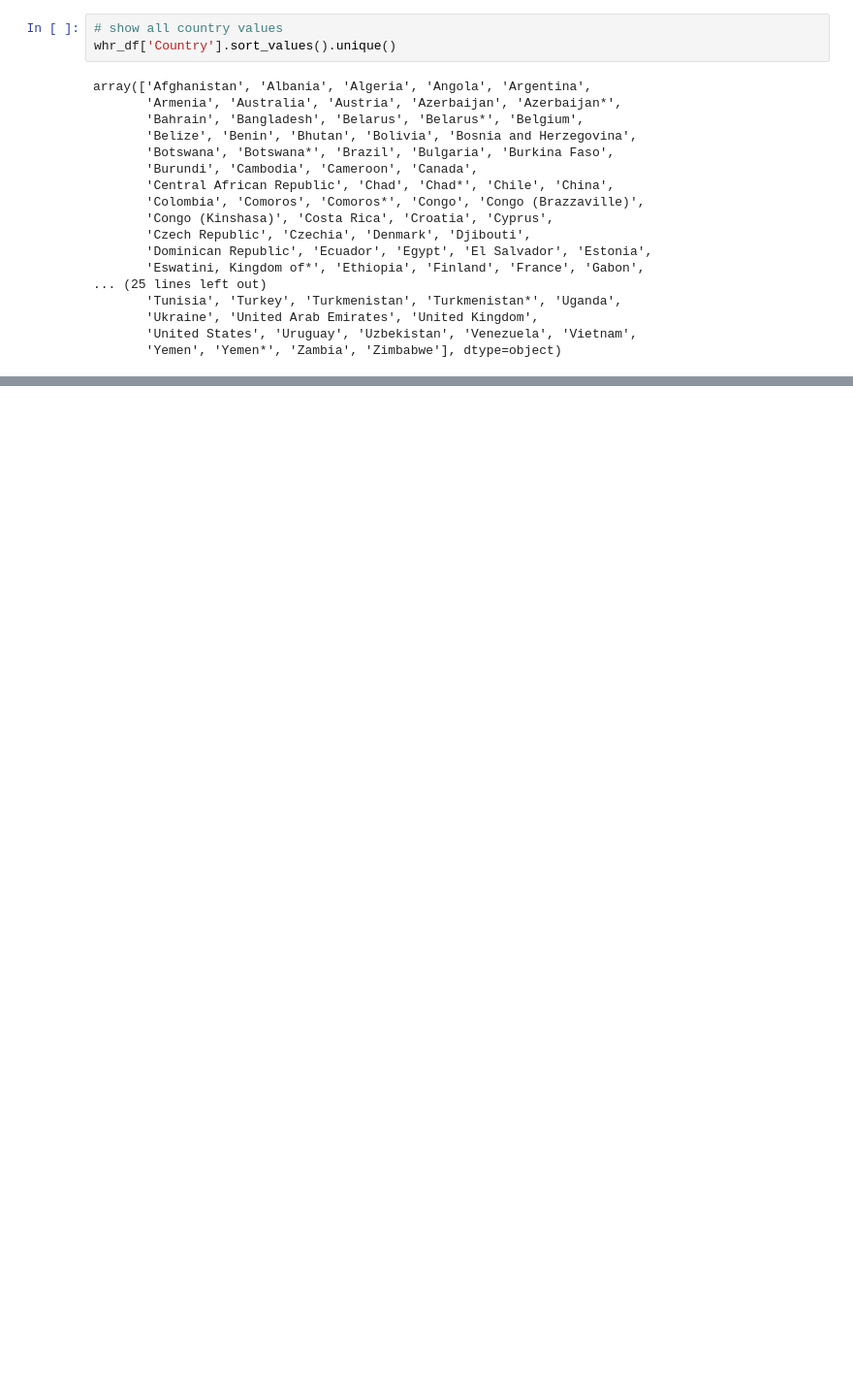
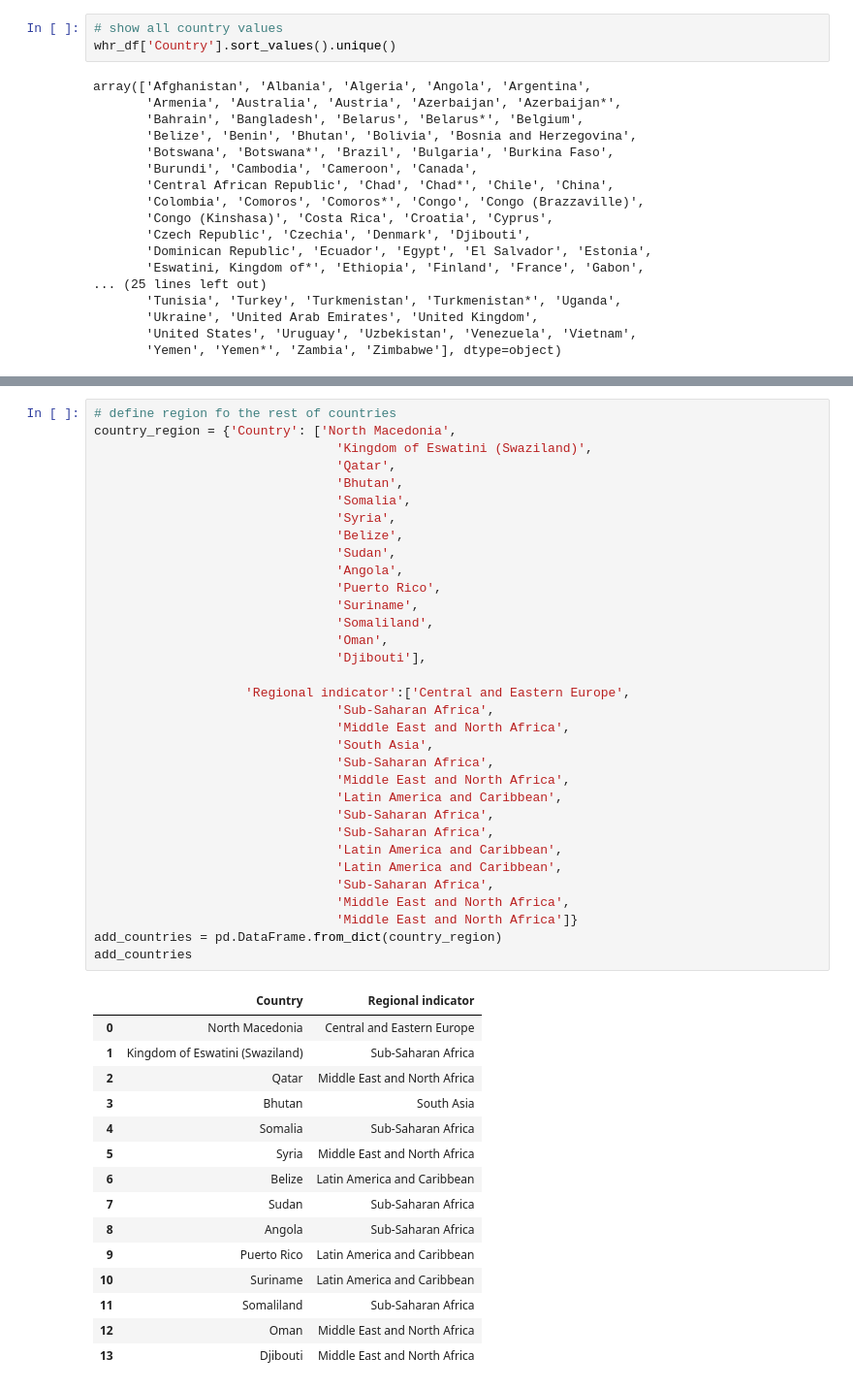
Before and after one commit to angkohtenko/World_Happiness_Report, a Jupyter notebook: Clean_data.ipynb, the cells around one changed output, grey strips where cells are left out. Shown: that part at 97% size. Saved outputs shown, nothing was run; the diff lists cells and outputs as text; blank space fills up the shorter version.

Commit message:
regions mapped

```diff
--- a/Clean_data.ipynb
+++ b/Clean_data.ipynb
@@ -713,0 +802,49 @@ Taiwan Province of China
+# %%
+# define region fo the rest of countries
+country_region = {'Country': ['North Macedonia',
+                                'Kingdom of Eswatini (Swaziland)',
+                                'Qatar',
+                                'Bhutan',
+                                'Somalia',
+                                'Syria',
+                                'Belize',
+                                'Sudan',
+                                'Angola',
+                                'Puerto Rico',
+                                'Suriname',
+                                'Somaliland',
+                                'Oman',
+                                'Djibouti'],
+
+                    'Regional indicator':['Central and Eastern Europe',
+                                'Sub-Saharan Africa',
+                                'Middle East and North Africa',
+                                'South Asia',
+                                'Sub-Saharan Africa',
+                                'Middle East and North Africa',
+                                'Latin America and Caribbean',
+                                'Sub-Saharan Africa',
+                                'Sub-Saharan Africa',
+                                'Latin America and Caribbean',
+                                'Latin America and Caribbean',
+                                'Sub-Saharan Africa',
+                                'Middle East and North Africa',
+                                'Middle East and North Africa']}
+add_countries = pd.DataFrame.from_dict(country_region)
+add_countries
+# %% [output]
+|  | Country | Regional indicator |
+| 0 | North Macedonia | Central and Eastern Europe |
+| 1 | Kingdom of Eswatini (Swaziland) | Sub-Saharan Africa |
+| 2 | Qatar | Middle East and North Africa |
+| 3 | Bhutan | South Asia |
+| 4 | Somalia | Sub-Saharan Africa |
+| 5 | Syria | Middle East and North Africa |
+| 6 | Belize | Latin America and Caribbean |
+| 7 | Sudan | Sub-Saharan Africa |
+| 8 | Angola | Sub-Saharan Africa |
+| 9 | Puerto Rico | Latin America and Caribbean |
+| 10 | Suriname | Latin America and Caribbean |
+| 11 | Somaliland | Sub-Saharan Africa |
+| 12 | Oman | Middle East and North Africa |
+| 13 | Djibouti | Middle East and North Africa |
```
Also changed, not shown: parts of 46 cells of this notebook.
